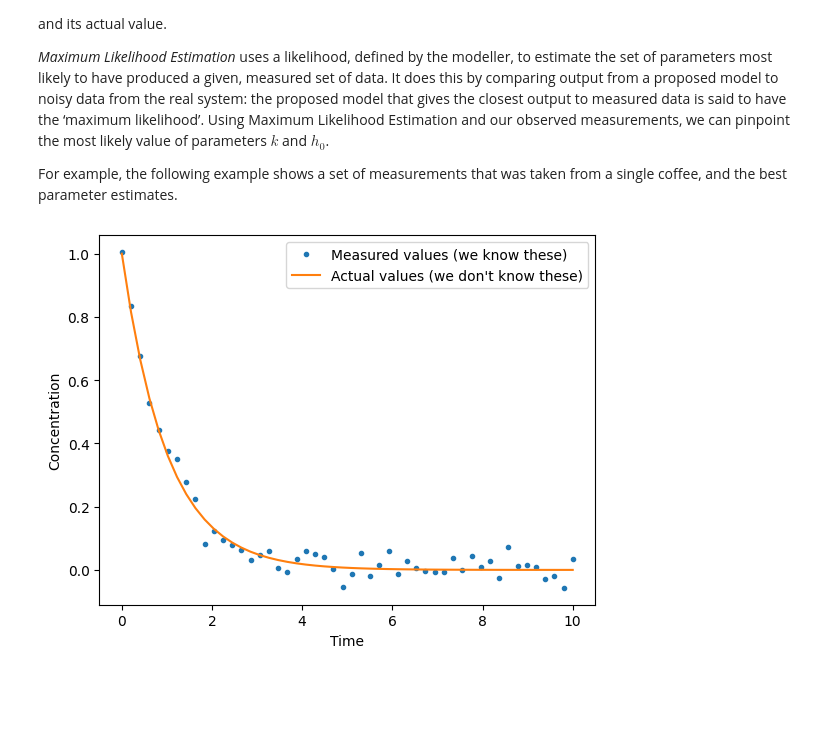
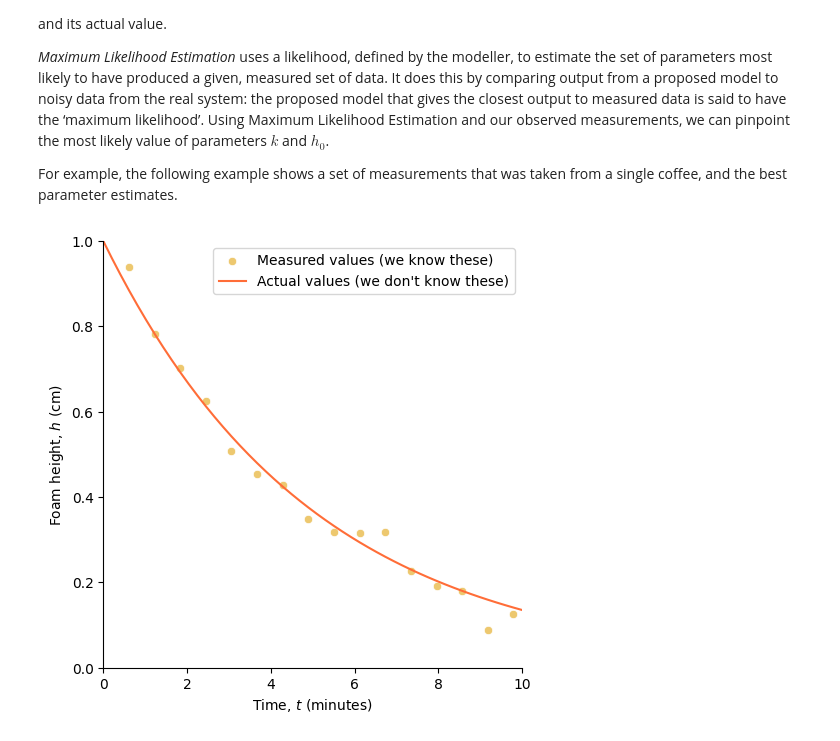
Before and after one commit to simonmarchant/perfect-cappuccino, a Jupyter notebook: Demo.ipynb, the cells around one changed output. Drawn from its saved outputs; the diff is of its cells as text; code cells hidden in the pictures; blank space fills up the shorter version.

```diff
--- a/Demo.ipynb
+++ b/Demo.ipynb
@@ -24,8 +5,10 @@ Getting the perfect foam cap on your home-made cappuccino can be a difficult tas
 import numpy as np
 import math
 import matplotlib.pyplot as plt
+import seaborn as sb
 from scipy import optimize, integrate
 import pints
+sb.set_palette('rainbow_r')
 # %% [markdown]
 ## Background: foam formation in milky coffees
 Water does not normally form a stable foam, as bubbles rapidly coalesce in order to minimise the surface area - and so the surface tension - of the water. Foam on milk is formed because proteins in milk act as a surfactant which lowers the surface tension of the liquid. This surfactant effect slows the coalescence of bubbles which would normally happen, and so allows bubbles to form which coalesce relatively slowly. In a cup of milky coffee, these bubbles form a foam cap on top of the coffee, which slowly decays in volume as bubbles within the foam coalesce (see https://doi.org/10.1111/j.1471-0307.2010.00629.x).
@@ -40,11 +23,11 @@ A reasonable initial model for the height of the foam in the coffee cup seems to
 Using this model, the predicted foam height is shown below for an initial foam height of 1cm and a decay rate of 1.
 # %%
 # Parameters
-k = 1
+k = 0.2
 times = np.linspace(0,10,50)
 
 # A one-compartment PK model is basically an ODE for an exponential decay curve
-def onecomp(y, t, k):
+def ODE(y, t, k):
     """A one-compartment PK model, aka simple exponential decay
     In
     y: y-axis value
@@ -72,15 +55,13 @@ def simulate(func, parameters, y0, times):
     return flatlist
 
 # This is what the system output looks like. We don't actually know these values
-actual_values = simulate(onecomp, k, 1, times)
+actual_values = simulate(ODE, k, 1, times)
 
 # Plot the model results
-plt.figure()
+sb.lineplot(x=times, y=actual_values, label='Foam height with k=1')
 plt.xlabel('Time, $t$ (minutes)')
 plt.ylabel('Foam height, $h$ (cm)')
 plt.ylim(0,1)
 plt.xlim(0,10)
-plt.plot(times, actual_values, '--', label='Foam height with k=1')
-plt.legend()
 plt.show()
 # %% [output]
@@ -96,14 +77,16 @@ _Maximum Likelihood Estimation_ uses a likelihood, defined by the modeller, to e
 For example, the following example shows a set of measurements that was taken from a single coffee, and the best parameter estimates.
 # %%
 # Make noisy data that we're inferring from. noisy_data is known to us.
-noise = np.random.normal(0, 0.03, len(actual_values))
-noisy_data = actual_values + noise
-plt.figure()
-plt.plot(times, noisy_data, '.', label='Measured values (we know these)')
-plt.plot(times, actual_values, label='Actual values (we don\'t know these)')
-plt.xlabel('Time')
-plt.ylabel('Concentration')
-plt.legend()
+n = 3 # Data "sampled" every n time-points
+sample_times = times[0::n]
+noise = np.random.normal(0, 0.03, math.ceil(len(actual_values)/n))
+noisy_data = actual_values[0::n] + noise
+sb.relplot(x=sample_times, y=noisy_data, label='Measured values (we know these)', color=sb.color_palette()[1])
+sb.lineplot(x=times, y=actual_values, label='Actual values (we don\'t know these)')
+plt.xlabel('Time, $t$ (minutes)')
+plt.ylabel('Foam height, $h$ (cm)')
+plt.ylim(0,1)
+plt.xlim(0,10)
 plt.show()
 # %% [output]
-[figure, old version]
+[figure, new version]
```
Also changed, not shown: parts of 2 cells of this notebook.
